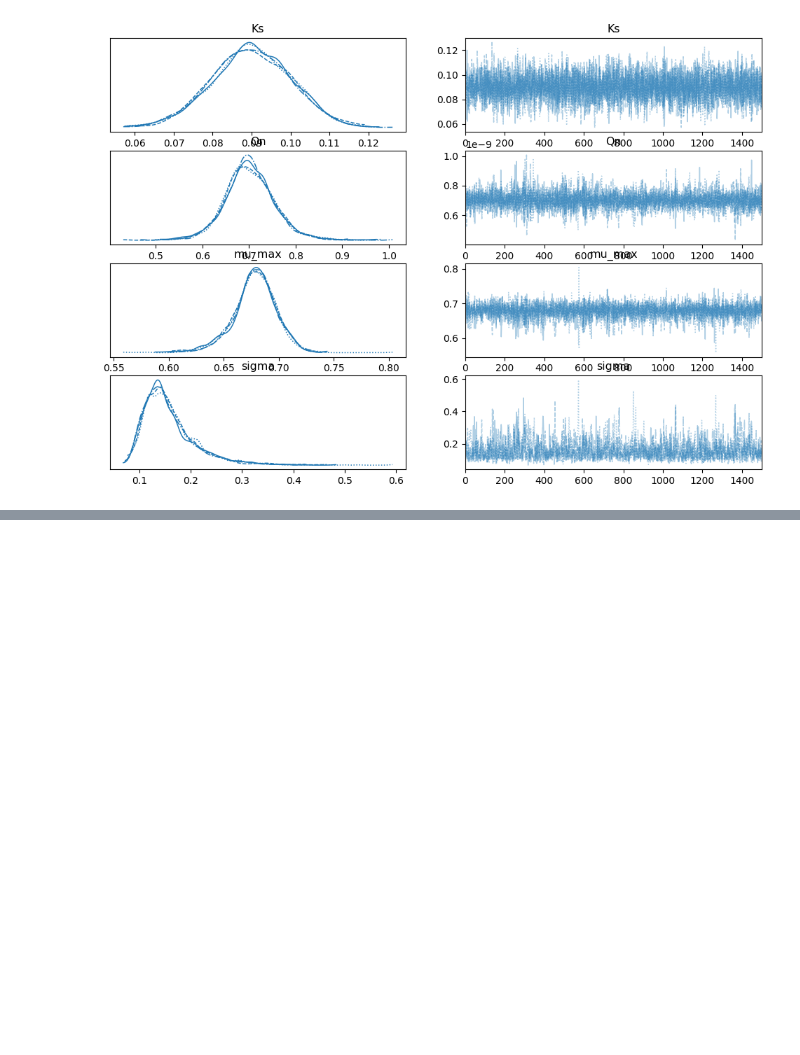
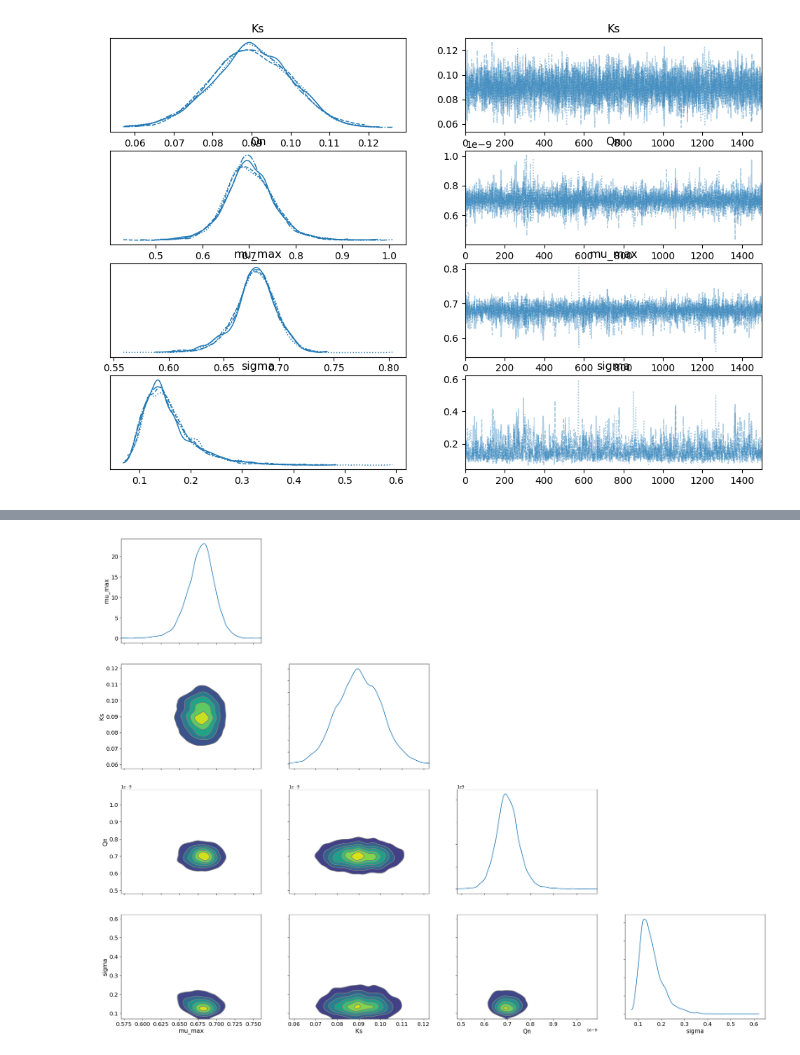
Before and after one commit to B2-Bayesian-for-Biology/pymc-ODE-inference, a Jupyter notebook: notebooks/bayesian_fits-diff_samplers.ipynb, the cells around one changed output, grey strips where cells are left out. Saved outputs shown, nothing was run; the diff lists cells and outputs as text; code cells hidden in the pictures; blank space fills up the shorter version.

```diff
--- a/notebooks/bayesian_fits-diff_samplers.ipynb
+++ b/notebooks/bayesian_fits-diff_samplers.ipynb
@@ -396,0 +419,6 @@ Sampling 4 chains for 1_500 tune and 1_500 draw iterations (6_000 + 6_000 draws
+# %%
+# 3. Plot covariance for the chains
+az.plot_pair(trace_pymc_ode, kind='kde', divergences=True, marginals=True)
+plt.show()
+# %% [output]
+[figure, added]
```
Also changed, not shown: parts of 7 cells of this notebook.
